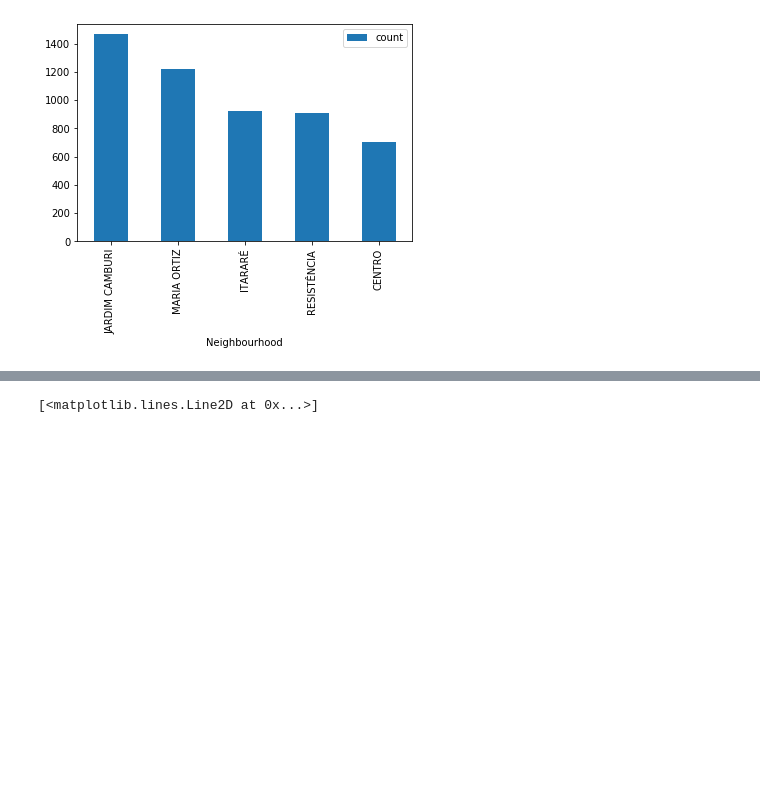
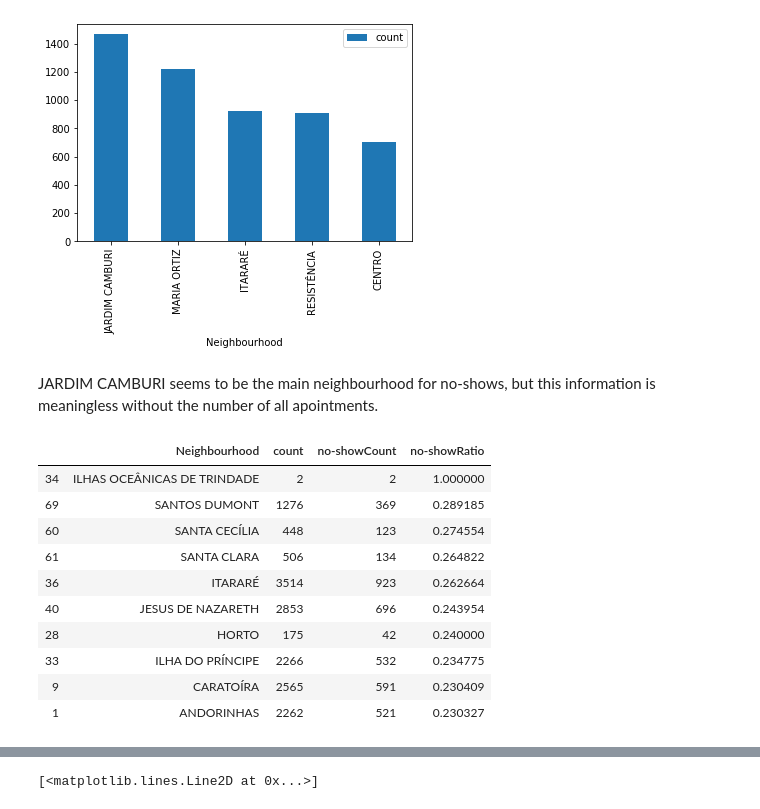
Before and after one commit to iamjakkie/No-show-analysis, a Jupyter notebook: No-show-analysis.ipynb, the cells around one changed output, grey strips where cells are left out. Saved outputs shown, nothing was run; the diff lists cells and outputs as text; code cells hidden in the pictures; blank space fills up the shorter version.

```diff
--- a/No-show-analysis.ipynb
+++ b/No-show-analysis.ipynb
@@ -158,3 +199,23 @@ top5neighbourhoods = noshows.groupby(by='Neighbourhood').count()['PatientId'].re
 top5neighbourhoods.plot(kind='bar', x='Neighbourhood', y='count');
 # %% [output]
 [figure]
+# %% [markdown]
+JARDIM CAMBURI seems to be the main neighbourhood for no-shows, but this information is meaningless without the number of all apointments.
+# %%
+neighbourhoods = df.groupby(by='Neighbourhood').count()['PatientId'].reset_index(name='count')
+neighbourhoods_noshows = noshows.groupby(by='Neighbourhood').count()['PatientId'].reset_index(name='no-showCount')
+neighbourhoods = neighbourhoods.merge(neighbourhoods_noshows,how='inner',on='Neighbourhood')
+neighbourhoods['no-showRatio']=neighbourhoods['no-showCount']/neighbourhoods['count']
+neighbourhoods.sort_values('no-showRatio', ascending=False).head(10)
+# %% [output]
+|  | Neighbourhood | count | no-showCount | no-showRatio |
+| 34 | ILHAS OCEÂNICAS DE TRINDADE | 2 | 2 | 1.000000 |
+| 69 | SANTOS DUMONT | 1276 | 369 | 0.289185 |
+| 60 | SANTA CECÍLIA | 448 | 123 | 0.274554 |
+| 61 | SANTA CLARA | 506 | 134 | 0.264822 |
+| 36 | ITARARÉ | 3514 | 923 | 0.262664 |
+| 40 | JESUS DE NAZARETH | 2853 | 696 | 0.243954 |
+| 28 | HORTO | 175 | 42 | 0.240000 |
+| 33 | ILHA DO PRÍNCIPE | 2266 | 532 | 0.234775 |
+| 9 | CARATOÍRA | 2565 | 591 | 0.230409 |
+| 1 | ANDORINHAS | 2262 | 521 | 0.230327 |
```
Also changed, not shown: parts of 17 cells of this notebook.
